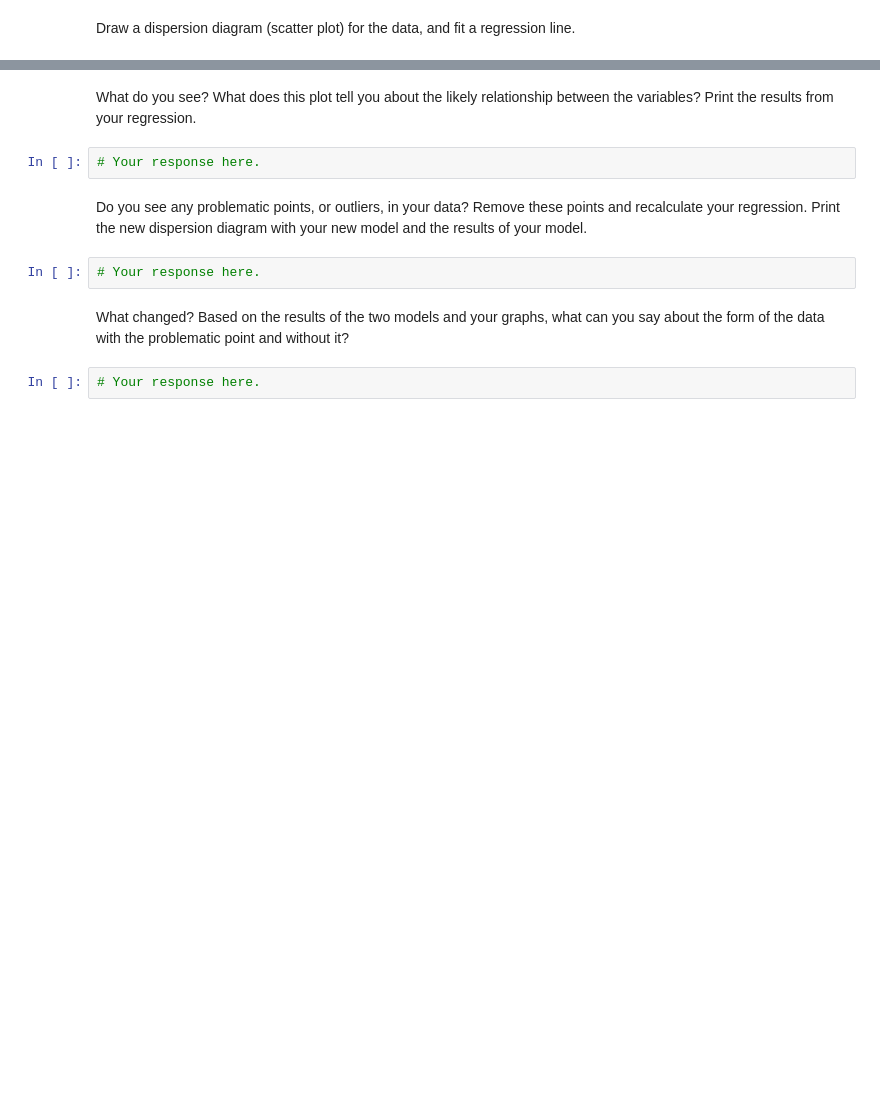
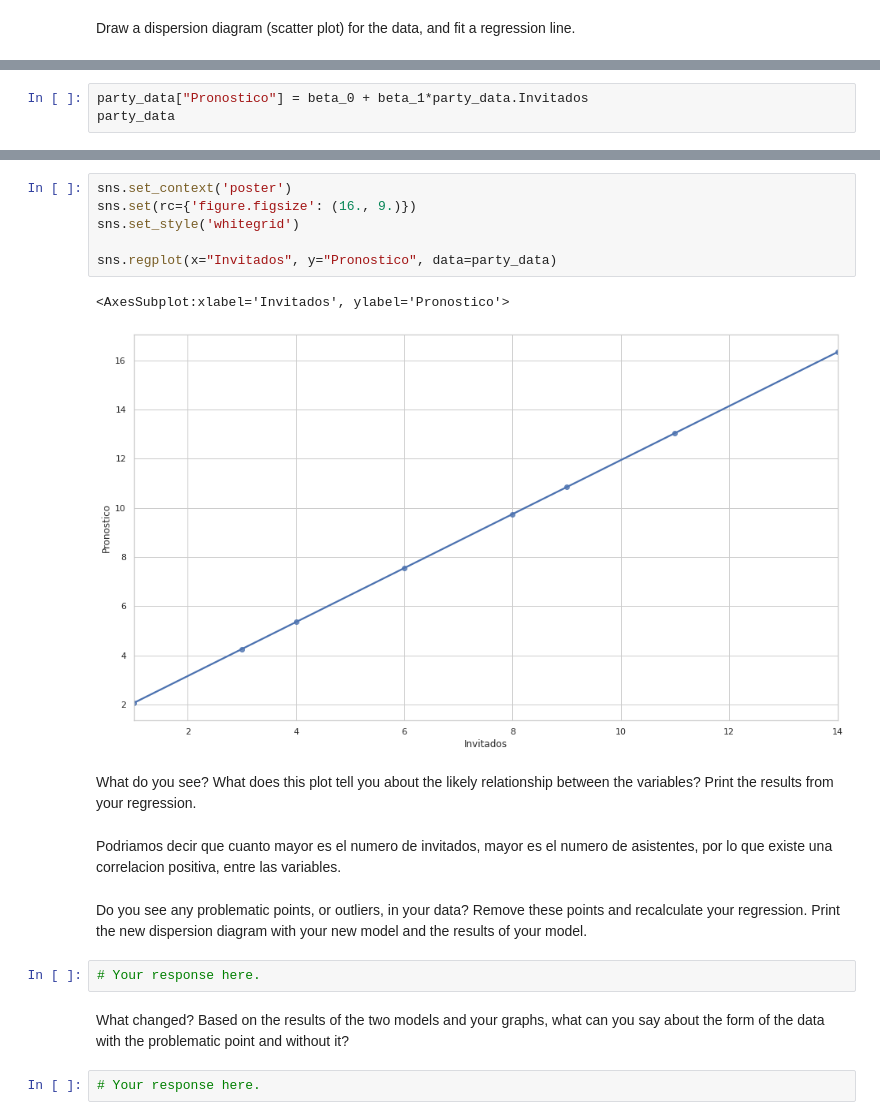
Before and after one commit to Ironhack-Data-Madrid-Marzo-2021/lab-regression-analysis, a Jupyter notebook: your-code.ipynb, the cells around one changed output, grey strips where cells are left out. Saved outputs shown, nothing was run; the diff lists cells and outputs as text; blank space fills up the shorter version.

```diff
--- a/your-code.ipynb
+++ b/your-code.ipynb
@@ -103,0 +239,3 @@ Draw a dispersion diagram (scatter plot) for the data, and fit a regression line
+# %%
+party_data["Pronostico"] = beta_0 + beta_1*party_data.Invitados
+party_data
@@ -104,7 +252,16 @@ Draw a dispersion diagram (scatter plot) for the data, and fit a regression line
+# %%
+sns.set_context('poster')
+sns.set(rc={'figure.figsize': (16., 9.)})
+sns.set_style('whitegrid')
+
+sns.regplot(x="Invitados", y="Pronostico", data=party_data)
+# %% [output]
+<AxesSubplot:xlabel='Invitados', ylabel='Pronostico'>
+[figure, added]
 # %% [markdown]
 What do you see? What does this plot tell you about the likely relationship between the variables? Print the results from your regression.
-# %%
-# Your response here.
+# %% [markdown]
+Podriamos decir que cuanto mayor es el numero de invitados, mayor es el numero de asistentes, por lo que existe una correlacion positiva, entre las variables.
 # %% [markdown]
 Do you see any problematic points, or outliers, in your data? Remove these points and recalculate your regression. Print the new dispersion diagram with your new model and the results of your model.
 # %%
```
Also changed, not shown: parts of 38 cells of this notebook.
